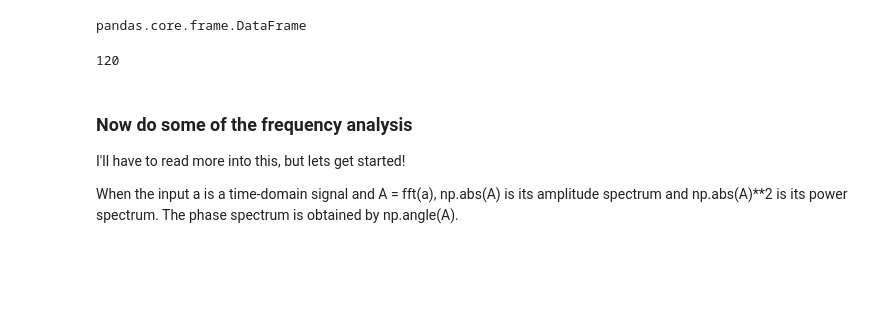
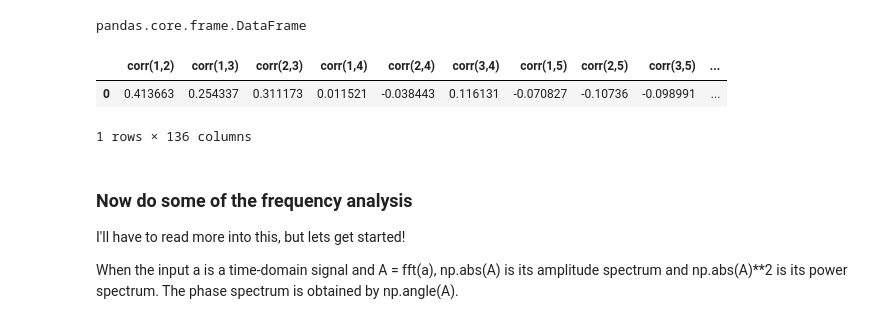
Before and after one commit to MrChristophRivera/KaggleEEG, a Jupyter notebook: notebooks/ExploratoryNotebook2_chris.ipynb, the cells around one changed output. Saved outputs shown, nothing was run; the diff lists cells and outputs as text; code cells hidden in the pictures; blank space fills up the shorter version.

```diff
--- a/notebooks/ExploratoryNotebook2_chris.ipynb
+++ b/notebooks/ExploratoryNotebook2_chris.ipynb
@@ -81,32 +81,47 @@ c = data.corr()
 # %% [output]
 pandas.core.frame.DataFrame
 # %%
-def extract_correlations(df):
+def extract_correlations(data):
     """Calculate the correlation matrix for time series with its associated eigenvalues and the eigenvalues
     Parameters:
-        df(pd.DataFrame): Data frame with the time series data
+        data(pd.DataFrame): Data frame with the time series data
     Returns:
         corr(pd.Series): The correlations the time series
         eigs(pd.Series): The eigenvalues.
 
     """
 
+    def format_tuple(t):
+        """Helper function to arrange tuples."""
+        # convet to list and sort
+        t = sorted(list(t))
+        return 'corr(%d,%d)'%(t[0],t[1])
 
-    # calcualte the correlation matrix, convert the lower left triangle into a np.nan.
-    corr= data.corr()
-    # calculate the eigenvalues
-    eigs= pd.Series(LA.eigvals(corr))
+    # calculate the correlation matrix and its eigenvalues
+    corr = data.corr()
+    eigs = pd.Series(la.eigvals(corr))
+
+    # manipulate the corr data
     corr.values[np.tril_indices_from(corr)] = np.nan
+    corr = corr.unstack()
+    corr = corr[corr.isnull() == False]
 
-    # Unstack, return the values that are not null and return
-    corr = corr.unstack()
-    return corr[corr.isnull()== False], eigs
+    # rename the indexes for the correlation
+    corr.index = map(format_tuple, corr.index.tolist())
+
+    # change the name of the eigs
+    eigs.index = map(lambda x: 'eig_%d'%(x+1), list(eigs.index))
+
+
+    return pd.DataFrame(pd.concat([corr, eigs])).T
 # %%
-corr, eigs = extract_correlations(data)
+res= extract_correlations(data)
-# %%
-len(corr)
-# %% [output]
-120
+# %%
+res
+# %% [output]
+|  | corr(1,2) | corr(1,3) | corr(2,3) | corr(1,4) | corr(2,4) | corr(3,4) | corr(1,5) | corr(2,5) | corr(3,5) | ... |
+| 0 | 0.413663 | 0.254337 | 0.311173 | 0.011521 | -0.038443 | 0.116131 | -0.070827 | -0.10736 | -0.098991 | ... |
+1 rows × 136 columns
 # %% [markdown]
 ### Now do some of the frequency analysis
 
```
Also changed, not shown: parts of 8 cells of this notebook, 2 other files.
